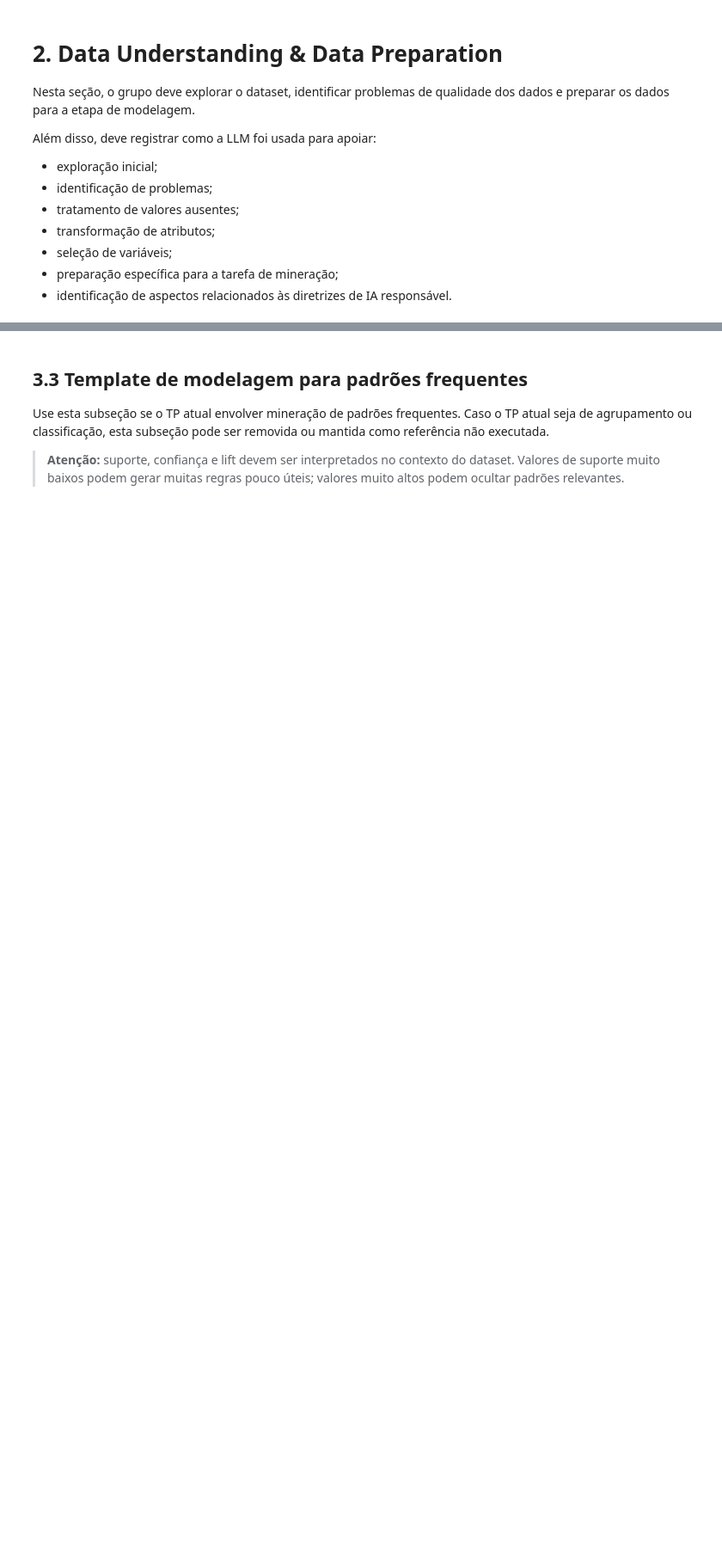
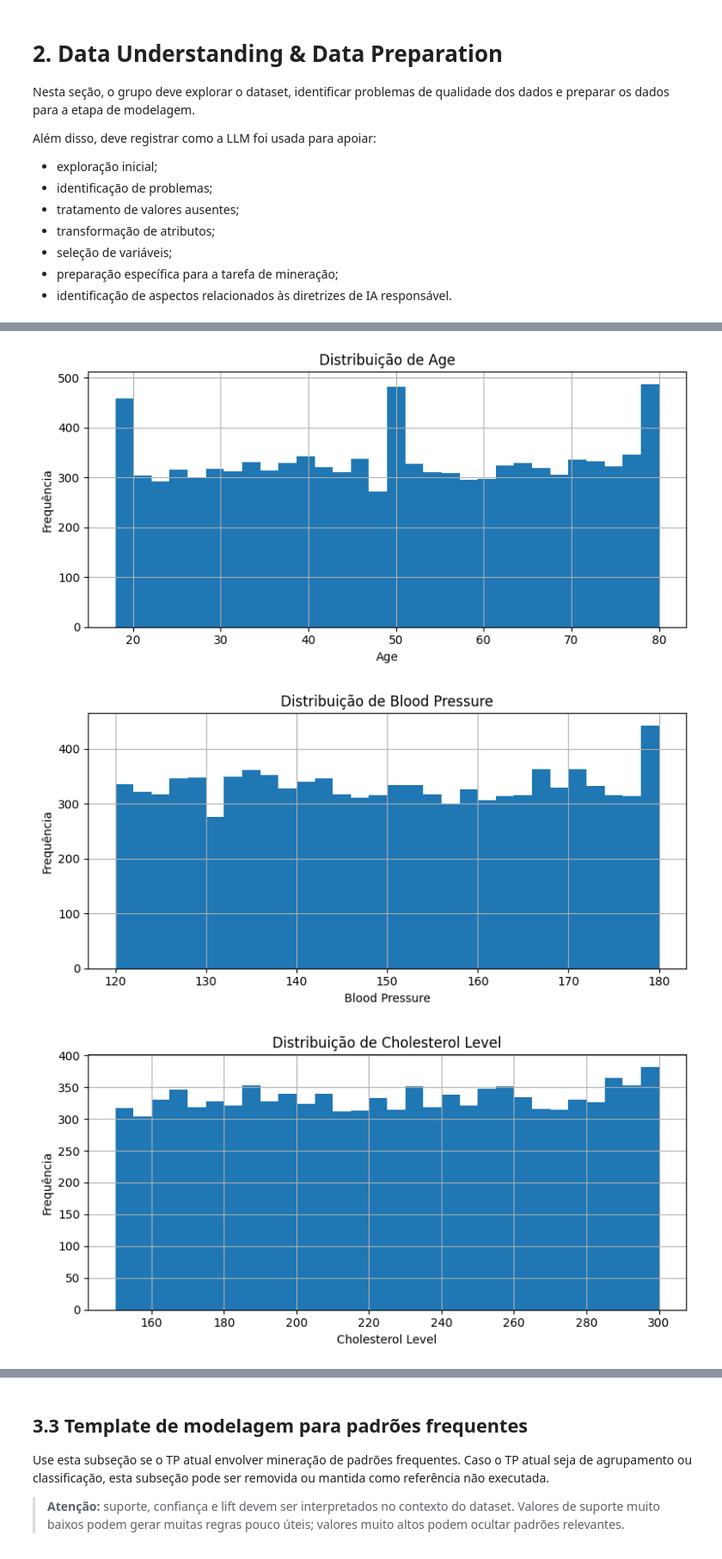
Before and after one commit to carolinabarcellos/TP-3-Mineracao, a Jupyter notebook: TP3_Fase2_Grupo1.ipynb, the cells around one changed output, grey strips where cells are left out. Shown at 86% size. Drawn from its saved outputs; the diff is of its cells as text; code cells hidden in the pictures; blank space fills up the shorter version.

```diff
--- a/TP3_Fase2_Grupo1.ipynb
+++ b/TP3_Fase2_Grupo1.ipynb
@@ -353,9 +360,9 @@ def carregar_dataset(caminho: str) -> pd.DataFrame:
     else:
         raise ValueError("Formato não tratado neste modelo. Adapte a função carregar_dataset.")
 
-# Exemplo de uso:
-# df = carregar_dataset(DATA_PATH)
-# print("Dataset carregado com sucesso.")
-# print(f"Número de linhas: {df.shape[0]}")
-# print(f"Número de colunas: {df.shape[1]}")
-# display(df.head())
+
+df = carregar_dataset(DATA_PATH)
+print("Dataset carregado com sucesso.")
+print(f"Número de linhas: {df.shape[0]}")
+print(f"Número de colunas: {df.shape[1]}")
+display(df.head())
@@ -451,6 +525,5 @@ Exemplos:
 # %%
 # Visualizações exploratórias básicas
-# O grupo deve adaptar as colunas às características do dataset.
 
 def plot_distribuicao_numerica(df: pd.DataFrame, coluna: str) -> None:
     plt.figure(figsize=(8, 4))
@@ -463,33 +536,44 @@ def plot_distribuicao_numerica(df: pd.DataFrame, coluna: str) -> None:
 
 def plot_contagem_categorica(df: pd.DataFrame, coluna: str, top_n: int = 20) -> None:
     plt.figure(figsize=(10, 4))
     df[coluna].value_counts(dropna=False).head(top_n).plot(kind="bar")
     plt.title(f"Contagem de valores — {coluna}")
     plt.xlabel(coluna)
     plt.ylabel("Frequência")
     plt.xticks(rotation=45, ha="right")
     plt.tight_layout()
     plt.show()
 
 def plot_matriz_correlacao(df: pd.DataFrame) -> None:
     numericas = df.select_dtypes(include=np.number)
 
     if numericas.shape[1] < 2:
         print("Não há pelo menos duas variáveis numéricas para calcular correlação.")
         return
 
     corr = numericas.corr()
 
     plt.figure(figsize=(8, 6))
     plt.imshow(corr, aspect="auto")
     plt.colorbar()
     plt.xticks(range(len(corr.columns)), corr.columns, rotation=45, ha="right")
     plt.yticks(range(len(corr.columns)), corr.columns)
     plt.title("Matriz de correlação — variáveis numéricas")
     plt.tight_layout()
     plt.show()
 
 # Exemplos de uso:
-# plot_distribuicao_numerica(df, "[COLUNA_NUMERICA]")
-# plot_contagem_categorica(df, "[COLUNA_CATEGORICA]")
-# plot_matriz_correlacao(df)
+colunas_numericas = ['Age', 'Blood Pressure', 'Cholesterol Level', 'BMI', 'Sleep Hours', 'Triglyceride Level', 'Fasting Blood Sugar', 'CRP Level', 'Homocysteine Level']
+colunas_categoricas = ['Gender', 'Exercise Habits', 'Smoking', 'Family Heart Disease', 'Diabetes', 'High Blood Pressure', 'Low HDL Cholesterol', 'High LDL Cholesterol', 'Alcohol Consumption', 'Stress Level', 'Sugar Consumption', 'Heart Disease Status']
+
+for coluna in colunas_numericas:
+    plot_distribuicao_numerica(df, coluna)
+
+for coluna in colunas_categoricas:
+    plot_contagem_categorica(df, coluna)
+
+plot_matriz_correlacao(df)
+# %% [output]
+[figure, added]
+[figure, added]
+[figure, added]
```
Also changed, not shown: parts of 27 cells of this notebook.
